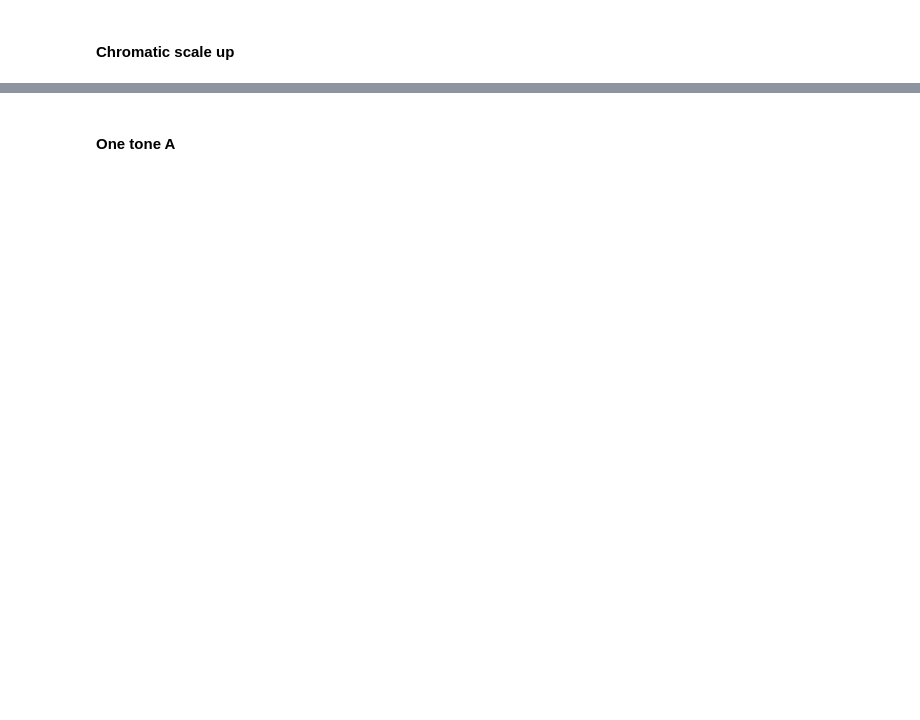
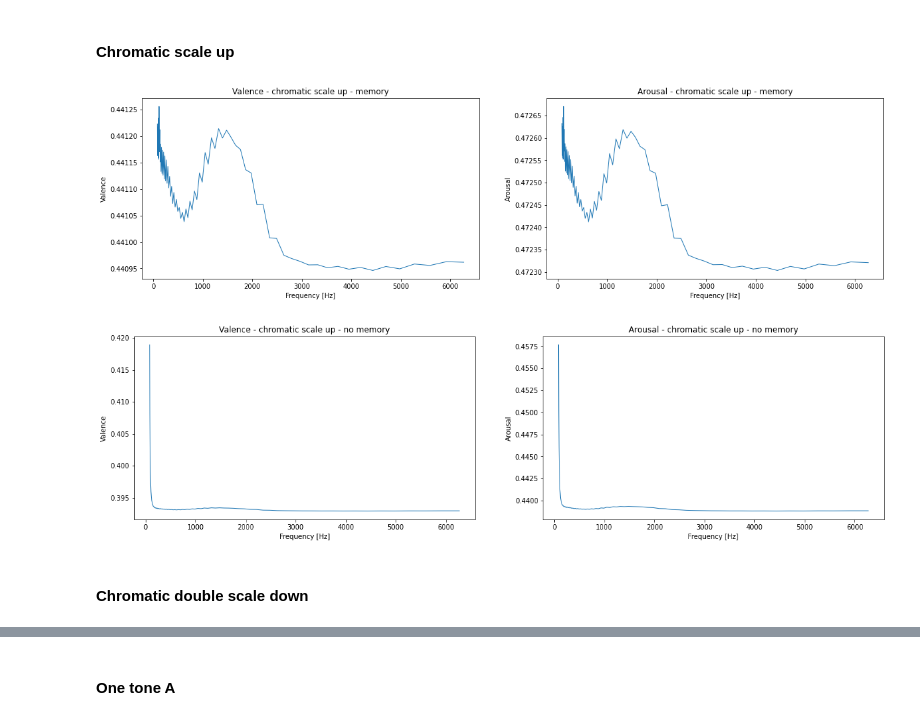
Before and after one commit to amityungman/aimpathy, a Jupyter notebook: LSTMCNN.ipynb, the cells around one changed output, grey strips where cells are left out. Cells and saved outputs as stored; diff of their text form; code cells hidden in the pictures; blank space fills up the shorter version.

```diff
--- a/LSTMCNN.ipynb
+++ b/LSTMCNN.ipynb
@@ -352,6 +409,12 @@ plot_thayer_model(valence_values, arousal_values, "chromatic scale down - no mem
 chromatic_scale_up_spectograms = get_spectograms("chromatic_scale_up.wav")
 # %%
 valence_values, arousal_values = test_spectrograms(chromatic_scale_up_spectograms, use_memory=True)
-plot_thayer_model(valence_values, arousal_values, "chromatic scale up - memory")
+x_values = [note_to_freq(40+note) for note in range(len(valence_values))]
+plot_thayer_model(valence_values, arousal_values, "chromatic scale up - memory", x_values=x_values, x_label='Frequency [Hz]')
 valence_values, arousal_values = test_spectrograms(chromatic_scale_up_spectograms, use_memory=False)
-plot_thayer_model(valence_values, arousal_values, "chromatic scale up - no memory")
+plot_thayer_model(valence_values, arousal_values, "chromatic scale up - no memory", x_values=x_values, x_label='Frequency [Hz]')
+# %% [output]
+[figure, added]
+[figure, added]
+# %% [markdown]
+#### Chromatic double scale down
```
Also changed, not shown: parts of 19 cells of this notebook, 2 other files.
